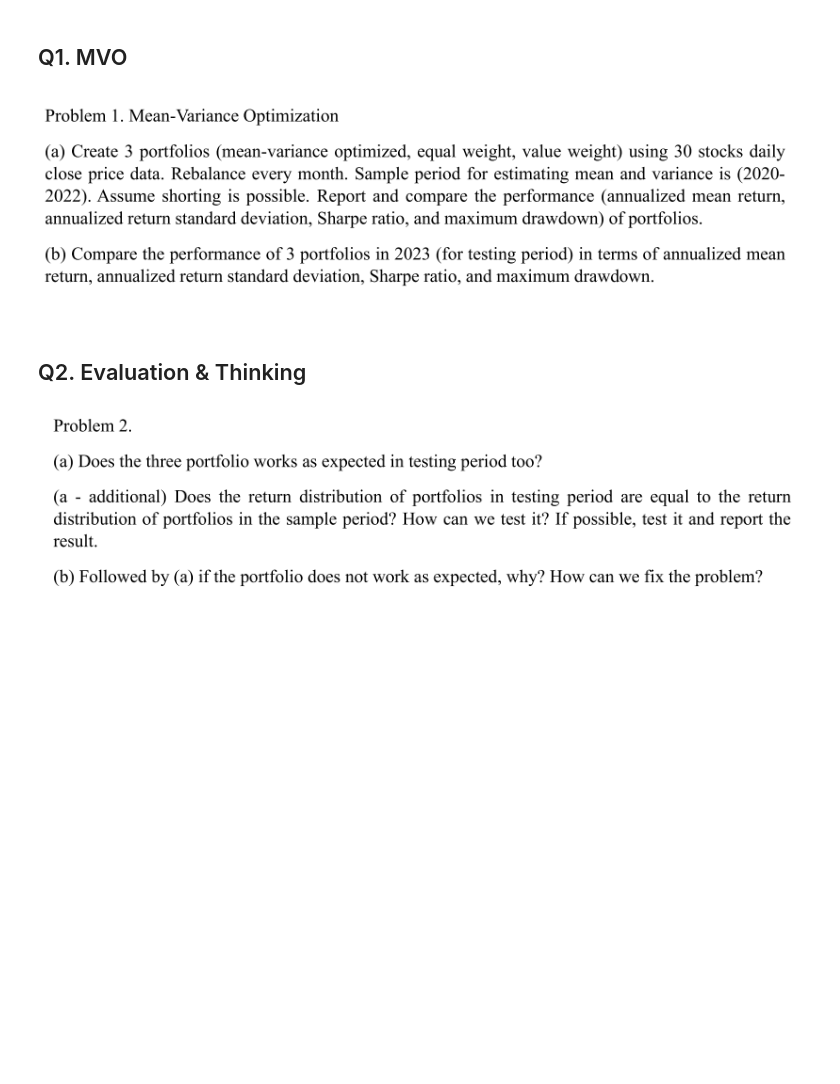
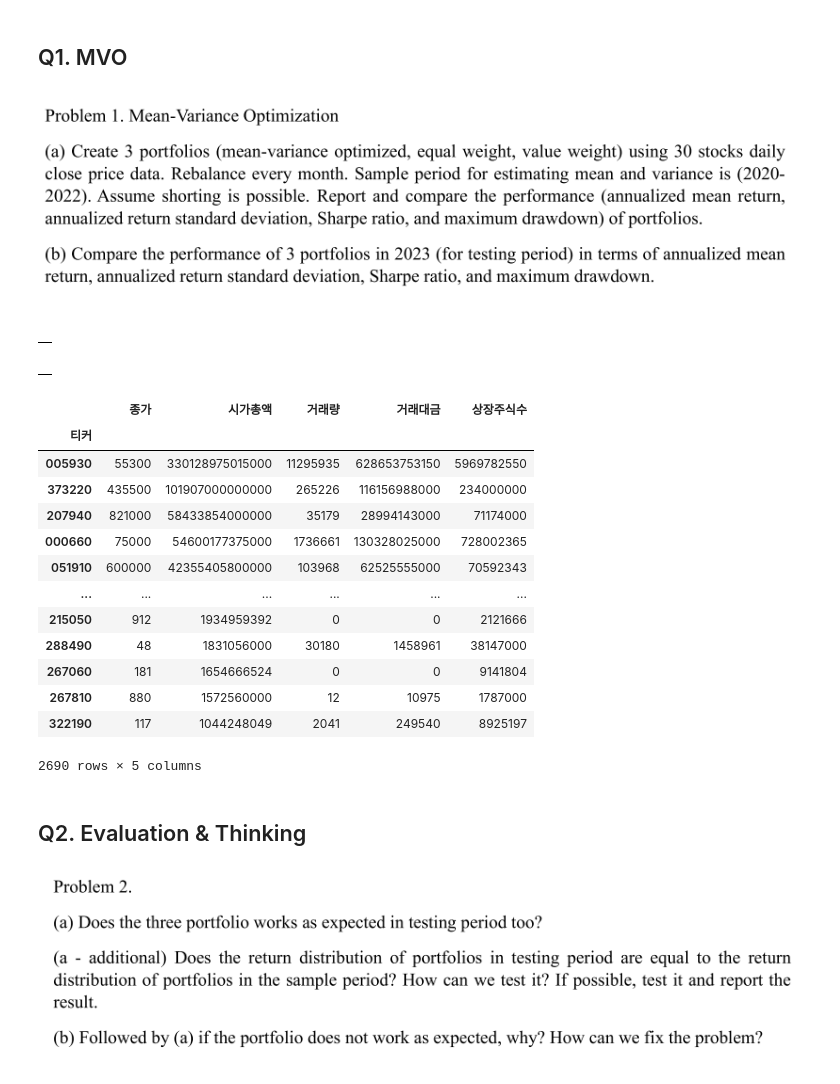
Before and after one commit to jaepil-choi/fbaquant23, a Jupyter notebook: c1.2fai/hw/FAI_hw06_jaepilchoi.ipynb, the cells around one changed output. Cells and saved outputs as stored; diff of their text form; code cells hidden in the pictures; blank space fills up the shorter version.

```diff
--- a/c1.2fai/hw/FAI_hw06_jaepilchoi.ipynb
+++ b/c1.2fai/hw/FAI_hw06_jaepilchoi.ipynb
@@ -14,0 +24,4 @@ import matplotlib.pyplot as plt
+# %%
+df
+# %% [output]
+|  |
@@ -15,3 +31,24 @@ import matplotlib.pyplot as plt
+# %%
+krx.stock.get_market_price_change(fromdate=date_list[0], todate=date_list[-1])
+# %% [output]
+|  |
+# %%
+krx.stock.get_market_cap(date='20221229', market='ALL')
+# %% [output]
+|  | 종가 | 시가총액 | 거래량 | 거래대금 | 상장주식수 |
+| 티커 |  |  |  |  |  |
+| 005930 | 55300 | 330128975015000 | 11295935 | 628653753150 | 5969782550 |
+| 373220 | 435500 | 101907000000000 | 265226 | 116156988000 | 234000000 |
+| 207940 | 821000 | 58433854000000 | 35179 | 28994143000 | 71174000 |
+| 000660 | 75000 | 54600177375000 | 1736661 | 130328025000 | 728002365 |
+| 051910 | 600000 | 42355405800000 | 103968 | 62525555000 | 70592343 |
+| ... | ... | ... | ... | ... | ... |
+| 215050 | 912 | 1934959392 | 0 | 0 | 2121666 |
+| 288490 | 48 | 1831056000 | 30180 | 1458961 | 38147000 |
+| 267060 | 181 | 1654666524 | 0 | 0 | 9141804 |
+| 267810 | 880 | 1572560000 | 12 | 10975 | 1787000 |
+| 322190 | 117 | 1044248049 | 2041 | 249540 | 8925197 |
+2690 rows × 5 columns
 # %% [markdown]
 ## Q2. Evaluation & Thinking
 
```
Also changed, not shown: parts of 4 cells of this notebook.
